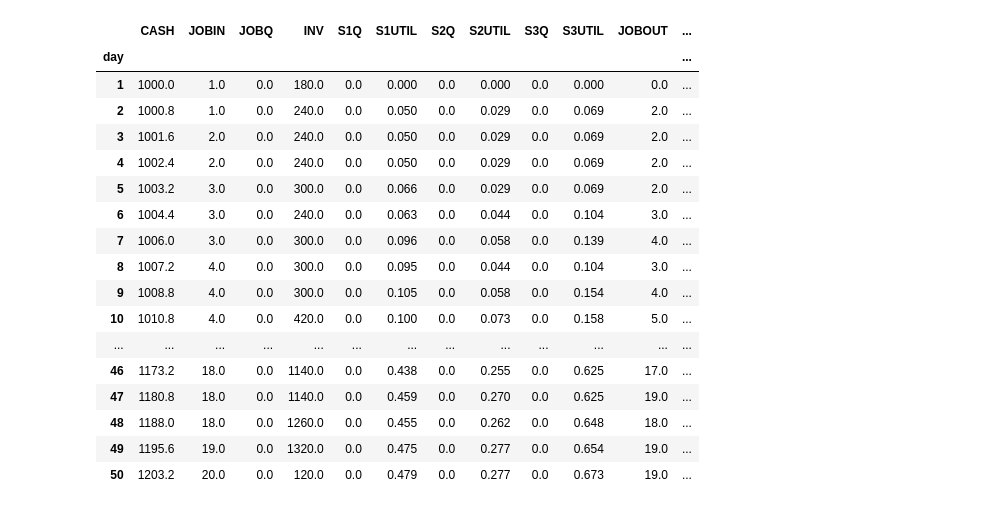
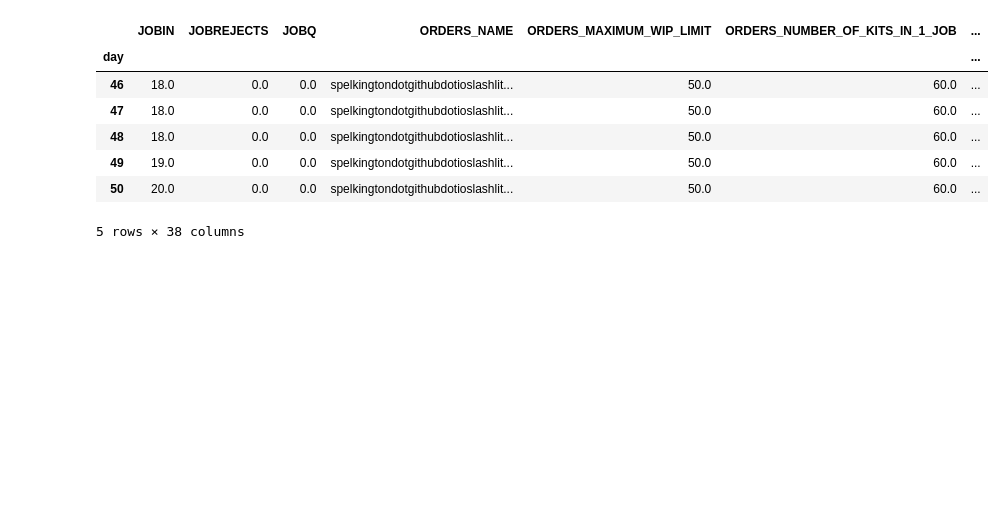
Before and after one commit to Spelkington/LittlefieldDriver, a Jupyter notebook: ipynb/driver.ipynb, the cells around one changed output. Drawn from its saved outputs; the diff is of its cells as text; code cells hidden in the pictures; blank space fills up the shorter version.

```diff
--- a/ipynb/driver.ipynb
+++ b/ipynb/driver.ipynb
@@ -12,7 +15,7 @@ import yaml
 with open(r'../configs/secrets.yaml') as file:
     SECRETS = yaml.load(file, Loader=yaml.FullLoader)
 
-with open(r'../configs/game_1.yaml') as file:
+with open(r'../configs/game.yaml') as file:
     GAME_CONFIG = yaml.load(file, Loader=yaml.FullLoader)
 # %%
 # Create a new Littlefield Driver
@@ -29,24 +32,14 @@ lfd.draw_graph(f"../outputs/{lfd.name}_graph.png")
 # %%
 # Fetch the historical data of each node in the game.
 lfdata = lfd.data(refresh = True)
-lfdata
+lfdata.tail()
 # %% [output]
-|  | CASH | JOBIN | JOBQ | INV | S1Q | S1UTIL | S2Q | S2UTIL | S3Q | S3UTIL | JOBOUT | ... |
-| day |  |  |  |  |  |  |  |  |  |  |  | ... |
-| 1 | 1000.0 | 1.0 | 0.0 | 180.0 | 0.0 | 0.000 | 0.0 | 0.000 | 0.0 | 0.000 | 0.0 | ... |
-| 2 | 1000.8 | 1.0 | 0.0 | 240.0 | 0.0 | 0.050 | 0.0 | 0.029 | 0.0 | 0.069 | 2.0 | ... |
-| 3 | 1001.6 | 2.0 | 0.0 | 240.0 | 0.0 | 0.050 | 0.0 | 0.029 | 0.0 | 0.069 | 2.0 | ... |
-| 4 | 1002.4 | 2.0 | 0.0 | 240.0 | 0.0 | 0.050 | 0.0 | 0.029 | 0.0 | 0.069 | 2.0 | ... |
-| 5 | 1003.2 | 3.0 | 0.0 | 300.0 | 0.0 | 0.066 | 0.0 | 0.029 | 0.0 | 0.069 | 2.0 | ... |
-| 6 | 1004.4 | 3.0 | 0.0 | 240.0 | 0.0 | 0.063 | 0.0 | 0.044 | 0.0 | 0.104 | 3.0 | ... |
-| 7 | 1006.0 | 3.0 | 0.0 | 300.0 | 0.0 | 0.096 | 0.0 | 0.058 | 0.0 | 0.139 | 4.0 | ... |
-| 8 | 1007.2 | 4.0 | 0.0 | 300.0 | 0.0 | 0.095 | 0.0 | 0.044 | 0.0 | 0.104 | 3.0 | ... |
-| 9 | 1008.8 | 4.0 | 0.0 | 300.0 | 0.0 | 0.105 | 0.0 | 0.058 | 0.0 | 0.154 | 4.0 | ... |
-| 10 | 1010.8 | 4.0 | 0.0 | 420.0 | 0.0 | 0.100 | 0.0 | 0.073 | 0.0 | 0.158 | 5.0 | ... |
-| ... | ... | ... | ... | ... | ... | ... | ... | ... | ... | ... | ... | ... |
-| 46 | 1173.2 | 18.0 | 0.0 | 1140.0 | 0.0 | 0.438 | 0.0 | 0.255 | 0.0 | 0.625 | 17.0 | ... |
-| 47 | 1180.8 | 18.0 | 0.0 | 1140.0 | 0.0 | 0.459 | 0.0 | 0.270 | 0.0 | 0.625 | 19.0 | ... |
-| 48 | 1188.0 | 18.0 | 0.0 | 1260.0 | 0.0 | 0.455 | 0.0 | 0.262 | 0.0 | 0.648 | 18.0 | ... |
-| 49 | 1195.6 | 19.0 | 0.0 | 1320.0 | 0.0 | 0.475 | 0.0 | 0.277 | 0.0 | 0.654 | 19.0 | ... |
-| 50 | 1203.2 | 20.0 | 0.0 | 120.0 | 0.0 | 0.479 | 0.0 | 0.277 | 0.0 | 0.673 | 19.0 | ... |
+|  | JOBIN | JOBREJECTS | JOBQ | ORDERS_NAME | ORDERS_MAXIMUM_WIP_LIMIT | ORDERS_NUMBER_OF_KITS_IN_1_JOB | ... |
+| day |  |  |  |  |  |  | ... |
+| 46 | 18.0 | 0.0 | 0.0 | spelkingtondotgithubdotioslashlit... | 50.0 | 60.0 | ... |
+| 47 | 18.0 | 0.0 | 0.0 | spelkingtondotgithubdotioslashlit... | 50.0 | 60.0 | ... |
+| 48 | 18.0 | 0.0 | 0.0 | spelkingtondotgithubdotioslashlit... | 50.0 | 60.0 | ... |
+| 49 | 19.0 | 0.0 | 0.0 | spelkingtondotgithubdotioslashlit... | 50.0 | 60.0 | ... |
+| 50 | 20.0 | 0.0 | 0.0 | spelkingtondotgithubdotioslashlit... | 50.0 | 60.0 | ... |
+5 rows × 38 columns
 # %%
```
Also changed, not shown: parts of 3 cells of this notebook, 3 other files.
